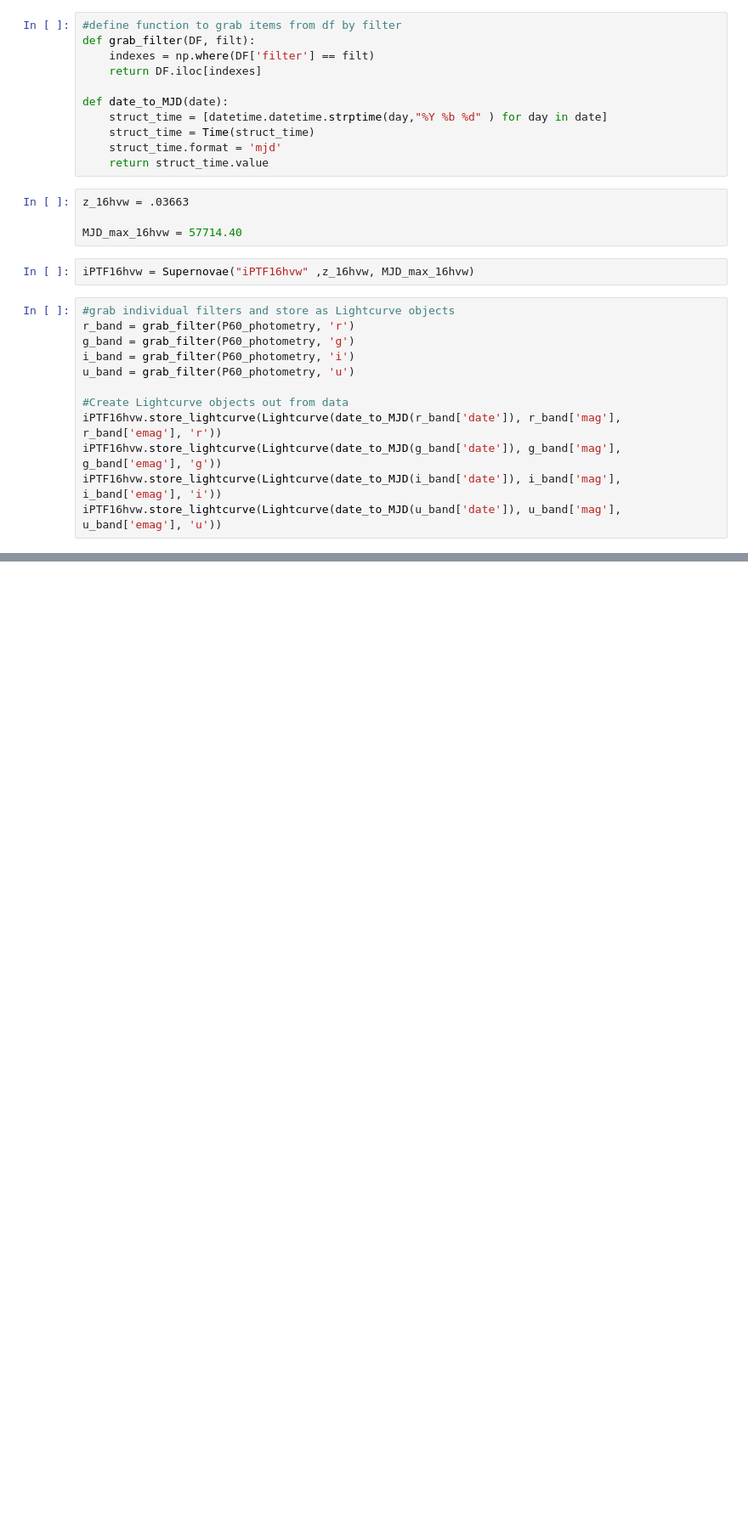
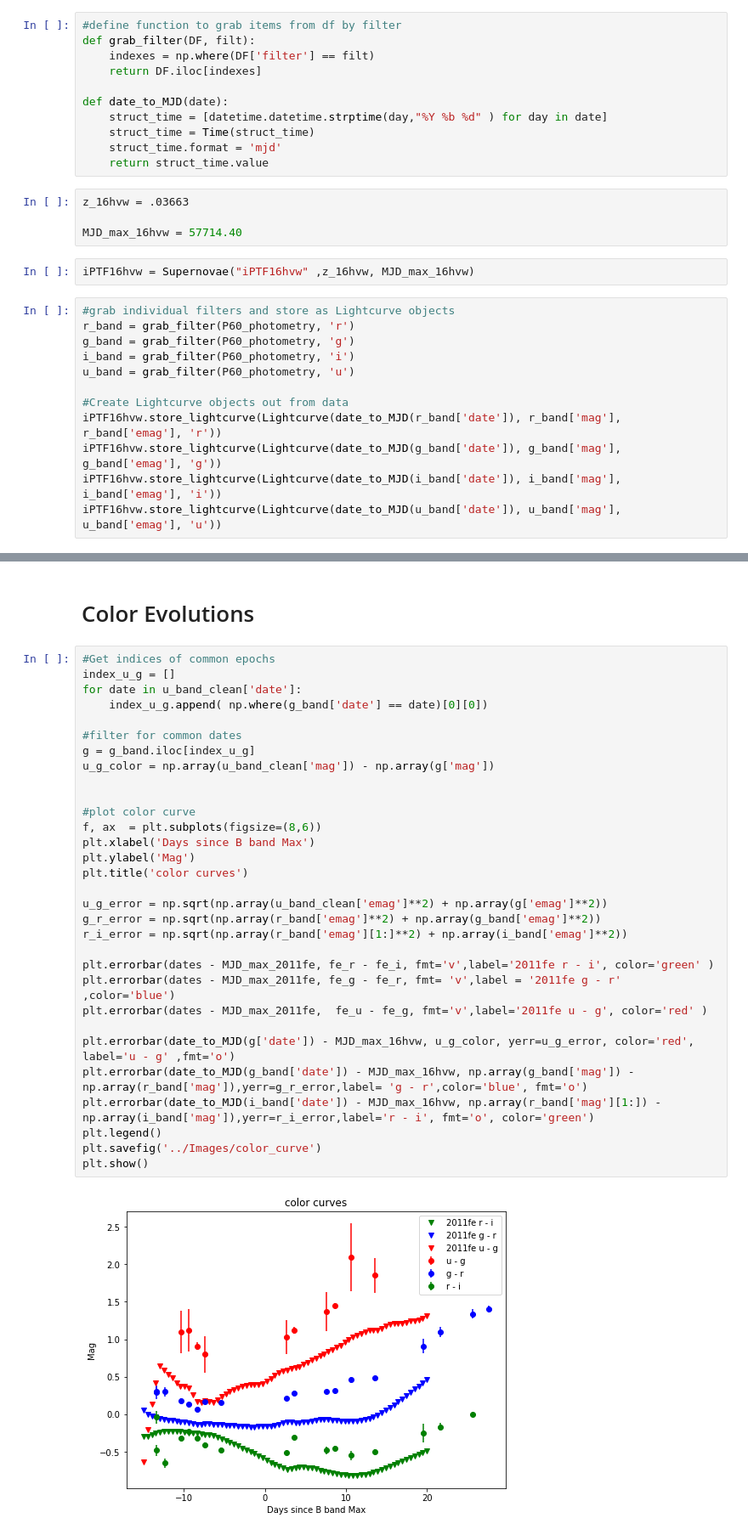
Before and after one commit to adamamiller/iptf16hvw-1, a Jupyter notebook: Photometric Analysis - iPTF16hvw.ipynb, the cells around one changed output, grey strips where cells are left out. Shown: that part at 85% size. Drawn from its saved outputs; the diff is of its cells as text; blank space fills up the shorter version.

```diff
--- a/Photometric Analysis - iPTF16hvw.ipynb
+++ b/Photometric Analysis - iPTF16hvw.ipynb
@@ -105,0 +110,35 @@ plt.show()
+# %% [markdown]
+# Color Evolutions
+# %%
+#Get indices of common epochs
+index_u_g = []
+for date in u_band_clean['date']:
+    index_u_g.append( np.where(g_band['date'] == date)[0][0])
+
+#filter for common dates
+g = g_band.iloc[index_u_g]
+u_g_color = np.array(u_band_clean['mag']) - np.array(g['mag'])
+
+
+#plot color curve
+f, ax  = plt.subplots(figsize=(8,6))
+plt.xlabel('Days since B band Max')
+plt.ylabel('Mag')
+plt.title('color curves')
+
+u_g_error = np.sqrt(np.array(u_band_clean['emag']**2) + np.array(g['emag']**2))
+g_r_error = np.sqrt(np.array(r_band['emag']**2) + np.array(g_band['emag']**2))
+r_i_error = np.sqrt(np.array(r_band['emag'][1:]**2) + np.array(i_band['emag']**2))
+
+plt.errorbar(dates - MJD_max_2011fe, fe_r - fe_i, fmt='v',label='2011fe r - i', color='green' )
+plt.errorbar(dates - MJD_max_2011fe, fe_g - fe_r, fmt= 'v',label = '2011fe g - r' ,color='blue')
+plt.errorbar(dates - MJD_max_2011fe,  fe_u - fe_g, fmt='v',label='2011fe u - g', color='red' )
+
+plt.errorbar(date_to_MJD(g['date']) - MJD_max_16hvw, u_g_color, yerr=u_g_error, color='red', label='u - g' ,fmt='o')
+plt.errorbar(date_to_MJD(g_band['date']) - MJD_max_16hvw, np.array(g_band['mag']) - np.array(r_band['mag']),yerr=g_r_error,label= 'g - r',color='blue', fmt='o')
+plt.errorbar(date_to_MJD(i_band['date']) - MJD_max_16hvw, np.array(r_band['mag'][1:]) - np.array(i_band['mag']),yerr=r_i_error,label='r - i', fmt='o', color='green')
+plt.legend()
+plt.savefig('../Images/color_curve')
+plt.show()
+# %% [output]
+[figure, added]
```
Also changed, not shown: parts of 29 cells of this notebook.
